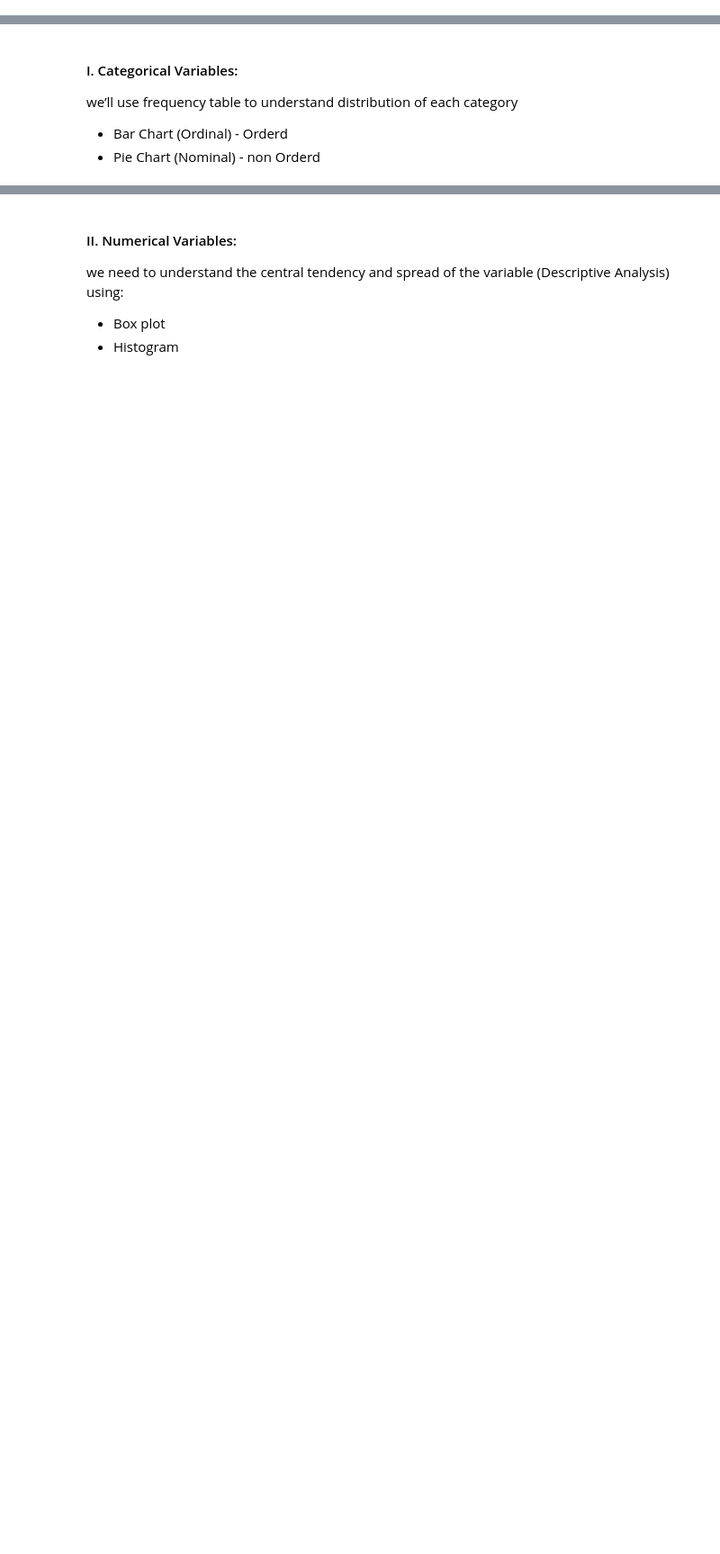
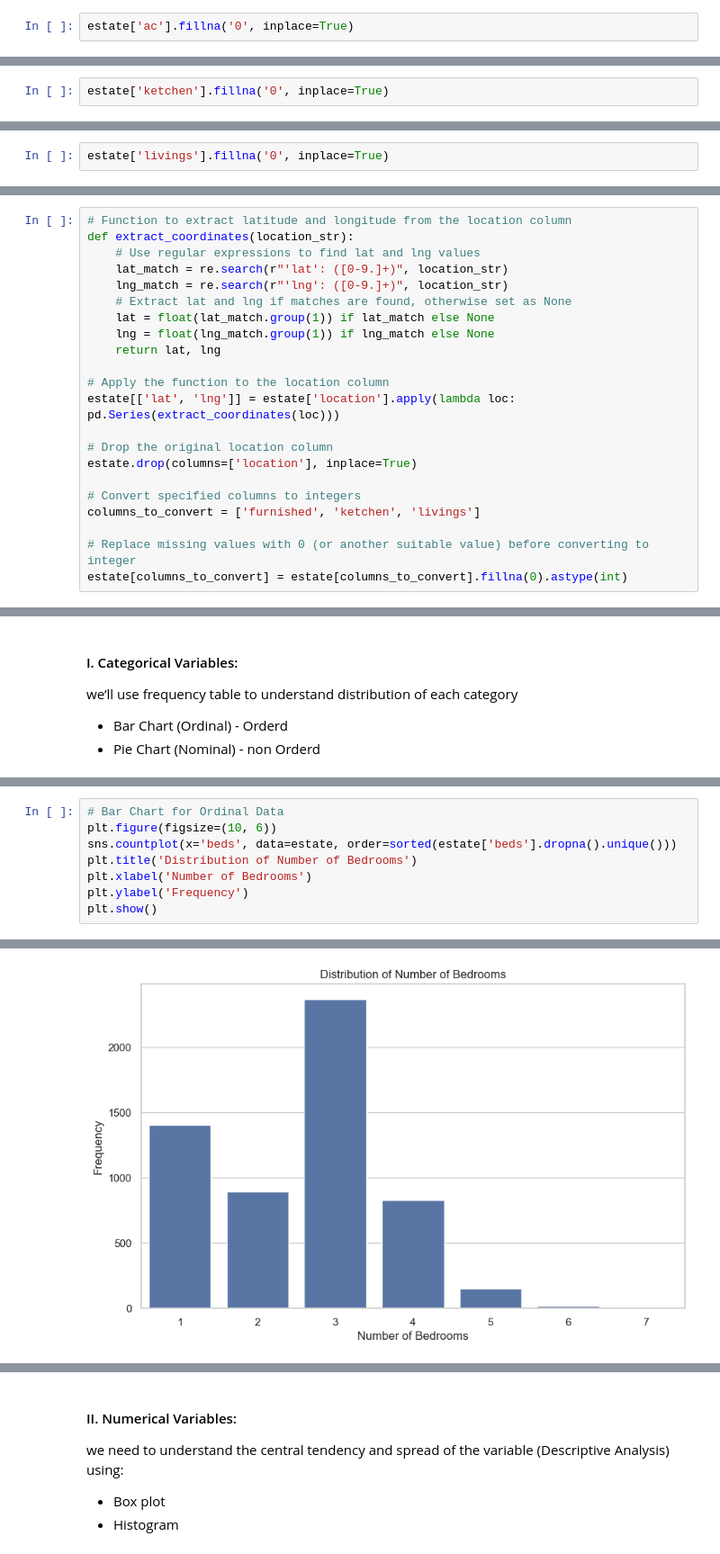
Before and after one commit to Tuwaiq-DS-ML-bootcamp-V-6/Use-case-6-Project-3, a Jupyter notebook: EDA_explain_template_RealEstate.ipynb, the cells around one changed output, grey strips where cells are left out. Shown at 90% size. Saved outputs shown, nothing was run; the diff lists cells and outputs as text; blank space fills up the shorter version.

```diff
--- a/EDA_explain_template_RealEstate.ipynb
+++ b/EDA_explain_template_RealEstate.ipynb
@@ -357,0 +521,2 @@ To avoid:
+# %%
+estate['ac'].fillna('0', inplace=True)
@@ -357,0 +533,2 @@ To avoid:
+# %%
+estate['ketchen'].fillna('0', inplace=True)
@@ -357,0 +545,2 @@ To avoid:
+# %%
+estate['livings'].fillna('0', inplace=True)
@@ -363,0 +593,22 @@ To avoid:
+# %%
+# Function to extract latitude and longitude from the location column
+def extract_coordinates(location_str):
+    # Use regular expressions to find lat and lng values
+    lat_match = re.search(r"'lat': ([0-9.]+)", location_str)
+    lng_match = re.search(r"'lng': ([0-9.]+)", location_str)
+    # Extract lat and lng if matches are found, otherwise set as None
+    lat = float(lat_match.group(1)) if lat_match else None
+    lng = float(lng_match.group(1)) if lng_match else None
+    return lat, lng
+
+# Apply the function to the location column
+estate[['lat', 'lng']] = estate['location'].apply(lambda loc: pd.Series(extract_coordinates(loc)))
+
+# Drop the original location column
+estate.drop(columns=['location'], inplace=True)
+
+# Convert specified columns to integers
+columns_to_convert = ['furnished', 'ketchen', 'livings']
+
+# Replace missing values with 0 (or another suitable value) before converting to integer
+estate[columns_to_convert] = estate[columns_to_convert].fillna(0).astype(int)
@@ -399,0 +717,9 @@ we’ll use frequency table to understand distribution of each category
+# %%
+# Bar Chart for Ordinal Data
+plt.figure(figsize=(10, 6))
+sns.countplot(x='beds', data=estate, order=sorted(estate['beds'].dropna().unique()))
+plt.title('Distribution of Number of Bedrooms')
+plt.xlabel('Number of Bedrooms')
+plt.ylabel('Frequency')
+plt.show()
+# %% [output]
@@ -399,0 +728 @@ we’ll use frequency table to understand distribution of each category
+[figure, added]
```
Also changed, not shown: parts of 61 cells of this notebook.
